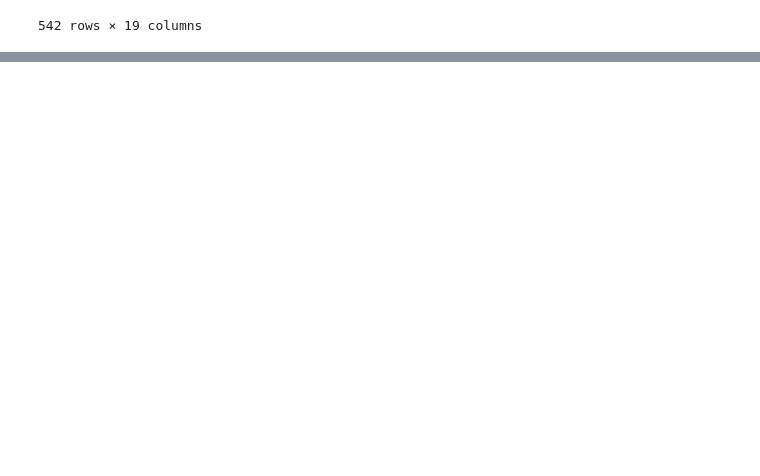
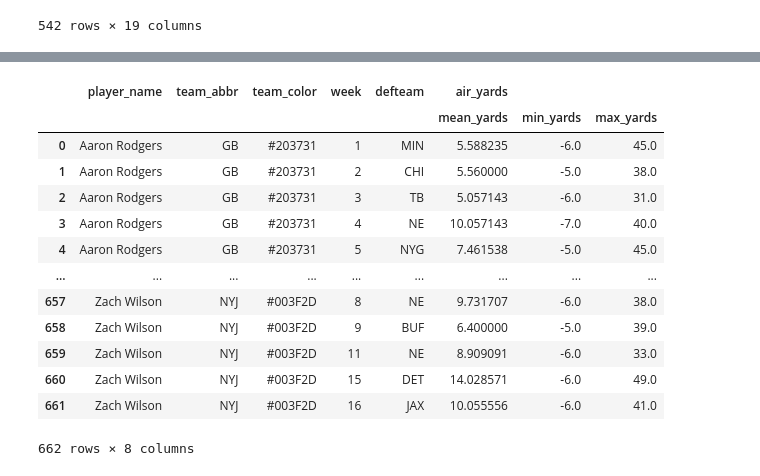
Before and after one commit to Crawford92/databall, a Jupyter notebook: PasserDifferential.ipynb, the cells around one changed output, grey strips where cells are left out. Drawn from its saved outputs; the diff is of its cells as text; code cells hidden in the pictures; blank space fills up the shorter version.

Commit message:
Visualization progress, and began air yard analysis

```diff
--- a/PasserDifferential.ipynb
+++ b/PasserDifferential.ipynb
@@ -758,0 +777,20 @@ plt.show()
+# %%
+dfPR3 = (DFqb.groupby(["player_name", "team_abbr", "team_color", "week", "defteam"], as_index=False)
+         .agg({'air_yards': [("mean_yards","mean"), ("min_yards", "min"), ("max_yards","max")]})
+         )
+dfPR3
+# %% [output]
+|  | player_name | team_abbr | team_color | week | defteam | air_yards |  |  |
+|  |  |  |  |  |  | mean_yards | min_yards | max_yards |
+| 0 | Aaron Rodgers | GB | #203731 | 1 | MIN | 5.588235 | -6.0 | 45.0 |
+| 1 | Aaron Rodgers | GB | #203731 | 2 | CHI | 5.560000 | -5.0 | 38.0 |
+| 2 | Aaron Rodgers | GB | #203731 | 3 | TB | 5.057143 | -6.0 | 31.0 |
+| 3 | Aaron Rodgers | GB | #203731 | 4 | NE | 10.057143 | -7.0 | 40.0 |
+| 4 | Aaron Rodgers | GB | #203731 | 5 | NYG | 7.461538 | -5.0 | 45.0 |
+| ... | ... | ... | ... | ... | ... | ... | ... | ... |
+| 657 | Zach Wilson | NYJ | #003F2D | 8 | NE | 9.731707 | -6.0 | 38.0 |
+| 658 | Zach Wilson | NYJ | #003F2D | 9 | BUF | 6.400000 | -5.0 | 39.0 |
+| 659 | Zach Wilson | NYJ | #003F2D | 11 | NE | 8.909091 | -6.0 | 33.0 |
+| 660 | Zach Wilson | NYJ | #003F2D | 15 | DET | 14.028571 | -6.0 | 49.0 |
+| 661 | Zach Wilson | NYJ | #003F2D | 16 | JAX | 10.055556 | -6.0 | 41.0 |
+662 rows × 8 columns
```
Also changed, not shown: parts of 38 cells of this notebook.
